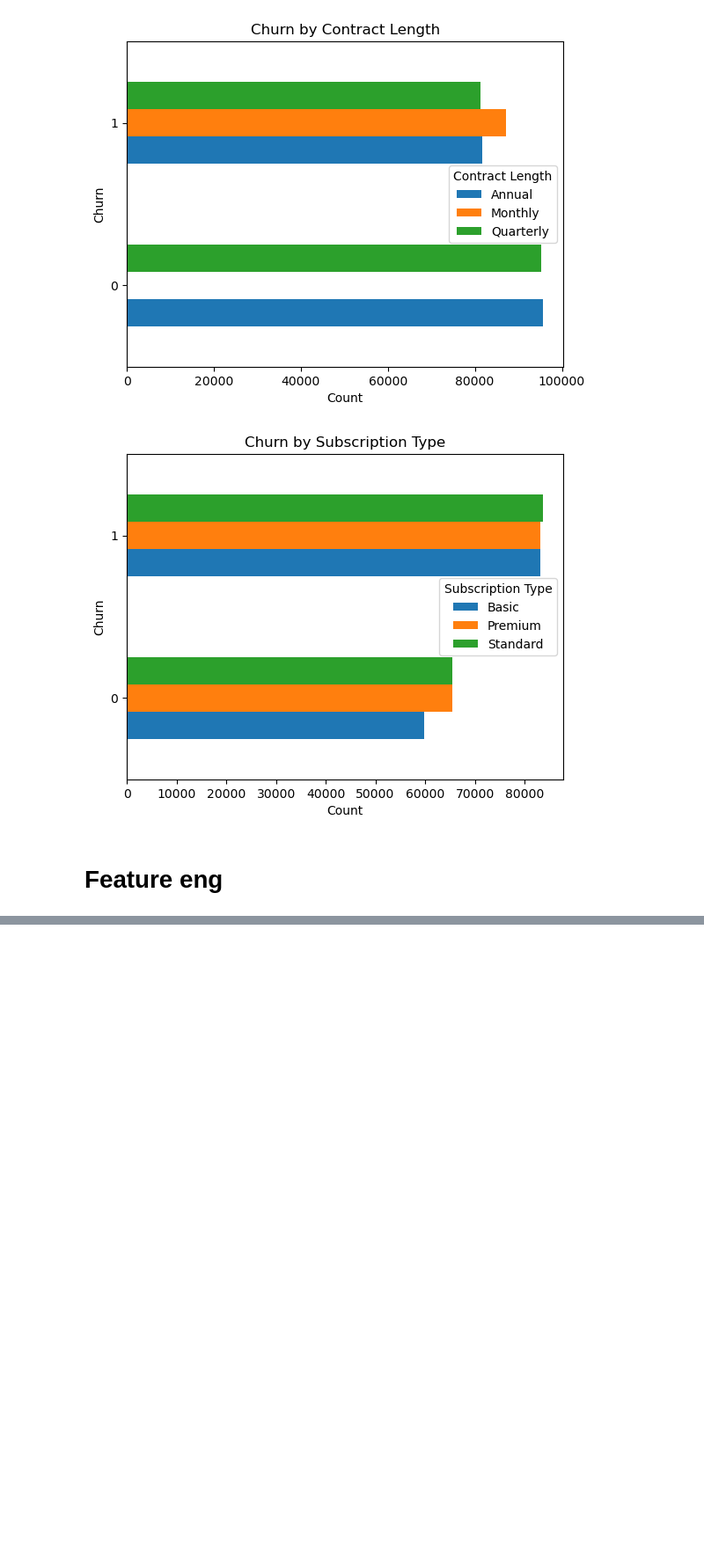
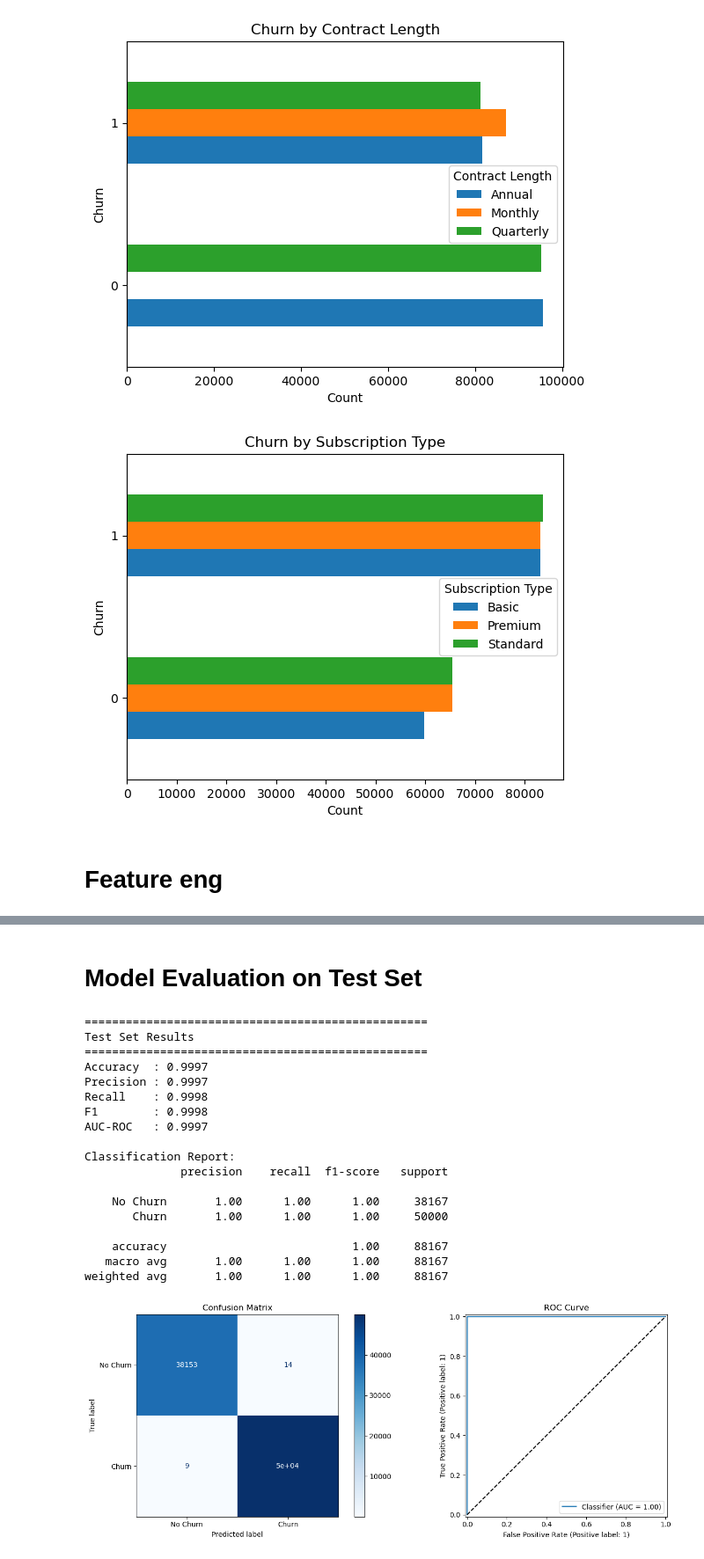
Before and after one commit to omaribrahim90/Customer-Churn, a Jupyter notebook: CustomerChurn.ipynb, the cells around one changed output, grey strips where cells are left out. Shown at 88% size. Drawn from its saved outputs; the diff is of its cells as text; code cells hidden in the pictures; blank space fills up the shorter version.

Commit message:
finshed the model

```diff
--- a/CustomerChurn.ipynb
+++ b/CustomerChurn.ipynb
@@ -333,0 +380,18 @@ NameError: name 'df_pre' is not defined
+# %%
+cat_ordinal  = ["Contract Length"]
+cat_nominal  = ["Gender", "Subscription Type"]
+numeric_cols = [c for c in X.columns if c not in cat_ordinal + cat_nominal]
+
+preprocessor = ColumnTransformer(
+    transformers=[
+        ("ordinal", OrdinalEncoder(categories=[["Monthly", "Quarterly", "Annual"]]), cat_ordinal),
+        ("onehot",  OneHotEncoder(drop="first", sparse_output=False),               cat_nominal),
+        ("scaler",  StandardScaler(),                                                numeric_cols),
+    ],
+    remainder="drop"
+)
+
+print("Preprocessor defined.")
+print("Ordinal :", cat_ordinal)
+print("Nominal :", cat_nominal)
+print("Numeric :", numeric_cols)
@@ -333,0 +459,60 @@ NameError: name 'df_pre' is not defined
+# %% [markdown]
+# Model Evaluation on Test Set
+# %%
+# train final pipeline on the full training set (raw, unprocessed)
+final_pipeline = Pipeline([
+    ("preprocessor", clone(preprocessor)),
+    ("model",        DecisionTreeClassifier(random_state=42)),
+])
+final_pipeline.fit(X_train, y_train)
+
+y_test_pred      = final_pipeline.predict(X_test)
+y_test_pred_prob = final_pipeline.predict_proba(X_test)[:, 1]
+
+print("=" * 50)
+print("Test Set Results")
+print("=" * 50)
+print(f"Accuracy  : {accuracy_score(y_test, y_test_pred):.4f}")
+print(f"Precision : {precision_score(y_test, y_test_pred):.4f}")
+print(f"Recall    : {recall_score(y_test, y_test_pred):.4f}")
+print(f"F1        : {f1_score(y_test, y_test_pred):.4f}")
+print(f"AUC-ROC   : {roc_auc_score(y_test, y_test_pred_prob):.4f}")
+print()
+print("Classification Report:")
+print(classification_report(y_test, y_test_pred, target_names=["No Churn", "Churn"]))
+
+fig, axes = plt.subplots(1, 2, figsize=(14, 5))
+
+ConfusionMatrixDisplay.from_predictions(
+    y_test, y_test_pred,
+    display_labels=["No Churn", "Churn"],
+    cmap="Blues", ax=axes[0]
+)
+axes[0].set_title("Confusion Matrix")
+
+RocCurveDisplay.from_predictions(y_test, y_test_pred_prob, ax=axes[1])
+axes[1].set_title("ROC Curve")
+axes[1].plot([0, 1], [0, 1], "k--")
+
+plt.tight_layout()
+plt.show()
+# %% [output]
+==================================================
+Test Set Results
+==================================================
+Accuracy  : 0.9997
+Precision : 0.9997
+Recall    : 0.9998
+F1        : 0.9998
+AUC-ROC   : 0.9997
+
+Classification Report:
+              precision    recall  f1-score   support
+
+    No Churn       1.00      1.00      1.00     38167
+       Churn       1.00      1.00      1.00     50000
+
+    accuracy                           1.00     88167
+   macro avg       1.00      1.00      1.00     88167
+weighted avg       1.00      1.00      1.00     88167
+[figure, added]
```
Also changed, not shown: parts of 9 cells of this notebook, 1 other file.
